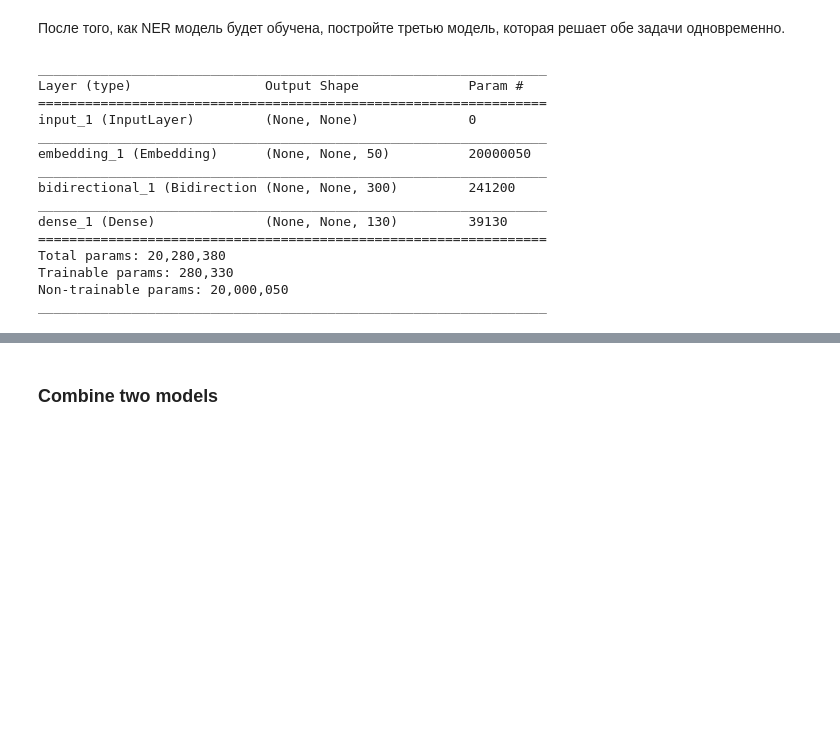
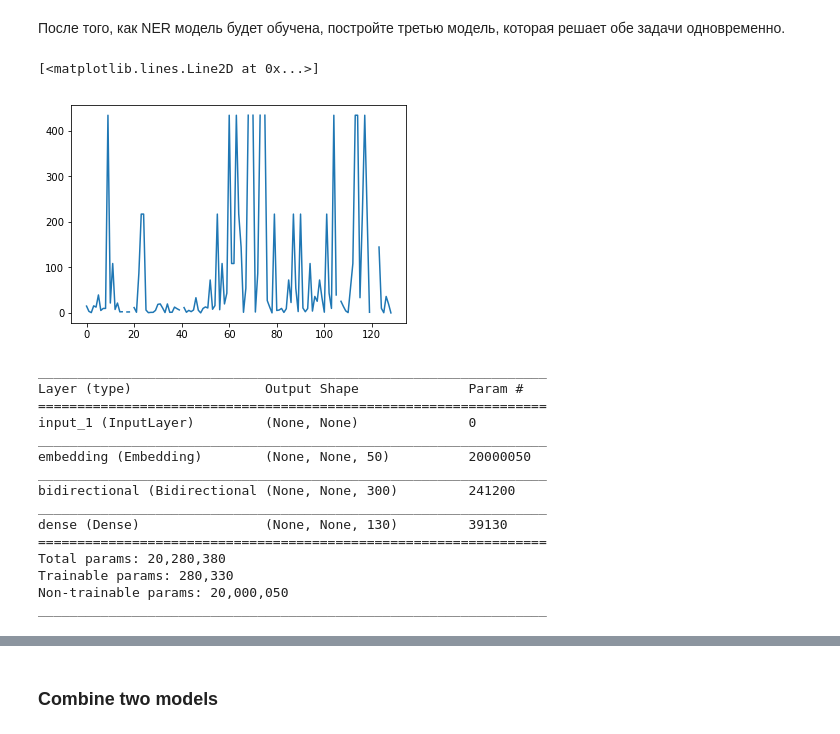
Before and after one commit to Sirorezka/Courses_HSE_DL, a Jupyter notebook: hw4/HW4.ipynb, the cells around one changed output, grey strips where cells are left out. Drawn from its saved outputs; the diff is of its cells as text; code cells hidden in the pictures; blank space fills up the shorter version.

```diff
--- a/hw4/HW4.ipynb
+++ b/hw4/HW4.ipynb
@@ -228,6 +228,17 @@ Epoch 5/5
 Дополнительно стоит подумать над тем, как правильно считать точность.
 # %% [markdown]
 После того, как NER модель будет обучена, постройте третью модель, которая решает обе задачи одновременно.
+# %%
+import matplotlib.pyplot as plt
+from sklearn.utils import class_weight
+
+cl_weights = sum(lst_values)/(len(np.unique(lst_values))*np.bincount(lst_values))
+cl_weights = cl_weights/100
+
+plt.plot(cl_weights)
+# %% [output]
+[<matplotlib.lines.Line2D at 0x...>]
+[figure, added]
 # %%
 K = keras.backend
 
@@ -263,7 +302,7 @@ keras.backend.clear_session()
 model = build_classification_model(vocab.embeddings)
 
 adam = keras.optimizers.Adam(lr=0.0001)
-model.compile(adam,loss = my_slots_loss, metrics=['acc'])
+model.compile(adam, loss = my_slots_loss, metrics=['acc',my_accuracy])
 
 
 model.summary()
@@ -273,11 +312,11 @@ Layer (type)                 Output Shape              Param #
 =================================================================
 input_1 (InputLayer)         (None, None)              0
 _________________________________________________________________
-embedding_1 (Embedding)      (None, None, 50)          20000050
+embedding (Embedding)        (None, None, 50)          20000050
 _________________________________________________________________
-bidirectional_1 (Bidirection (None, None, 300)         241200
+bidirectional (Bidirectional (None, None, 300)         241200
 _________________________________________________________________
-dense_1 (Dense)              (None, None, 130)         39130
+dense (Dense)                (None, None, 130)         39130
 =================================================================
 Total params: 20,280,380
 Trainable params: 280,330
```
Also changed, not shown: parts of 9 cells of this notebook, 2 other files.
